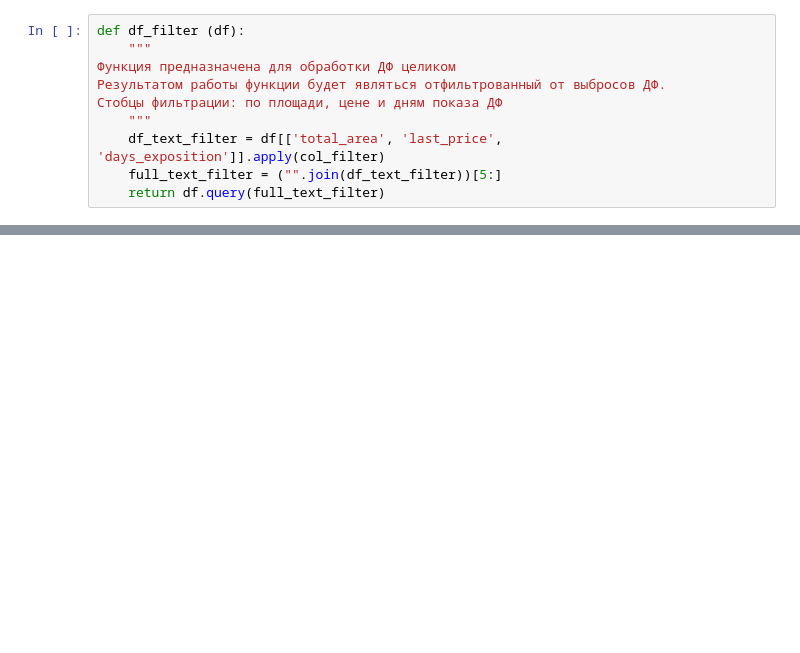
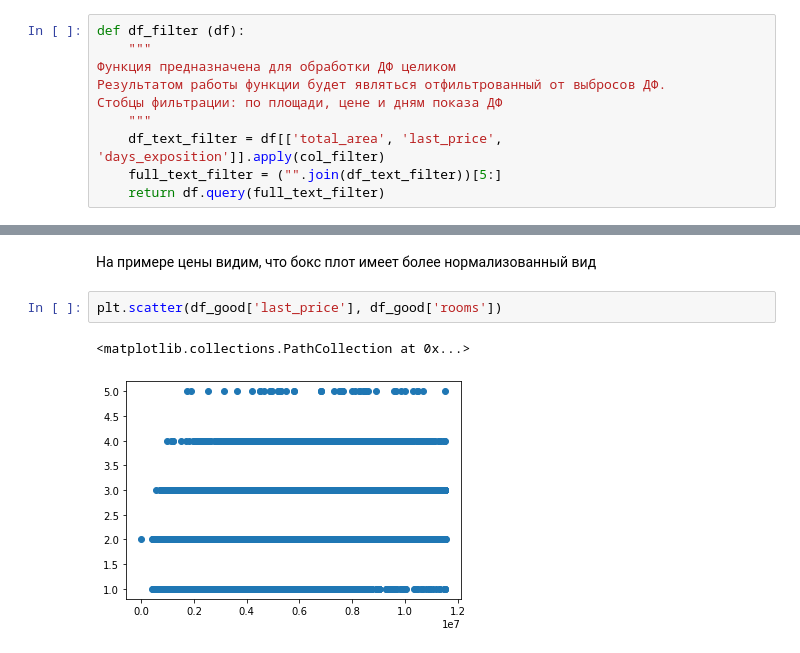
Before and after one commit to katbert5605/ya_project, a Jupyter notebook: ya_project_1.ipynb, the cells around one changed output, grey strips where cells are left out. Drawn from its saved outputs; the diff is of its cells as text; blank space fills up the shorter version.

```diff
--- a/ya_project_1.ipynb
+++ b/ya_project_1.ipynb
@@ -318,0 +400,7 @@ plt.show()
+# %% [markdown]
+На примере цены видим, что бокс плот имеет более нормализованный вид
+# %%
+plt.scatter(df_good['last_price'], df_good['rooms'])
+# %% [output]
+<matplotlib.collections.PathCollection at 0x...>
+[figure, added]
```
Also changed, not shown: parts of 32 cells of this notebook.
